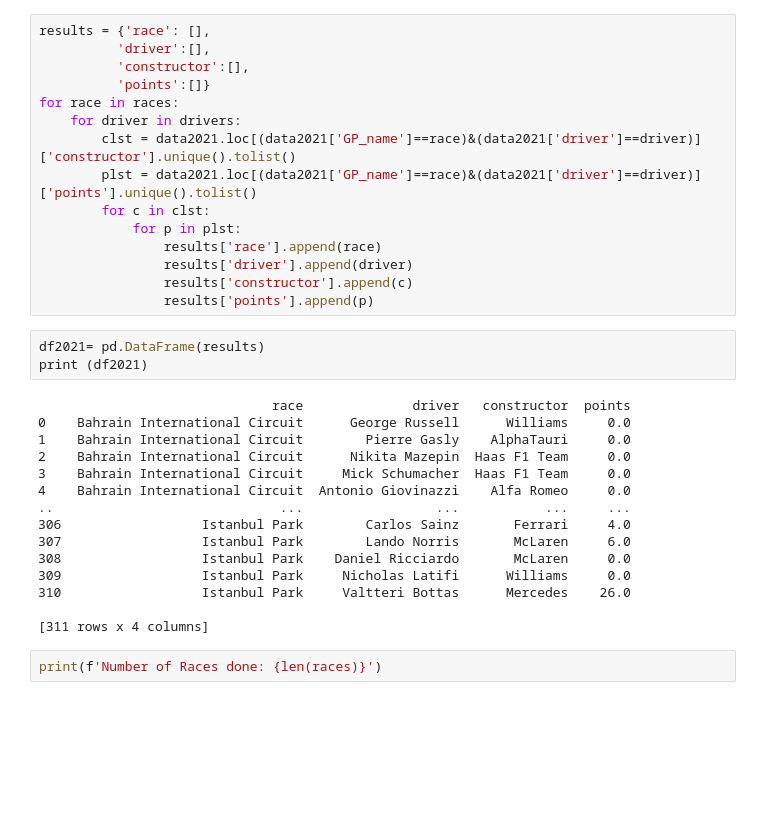
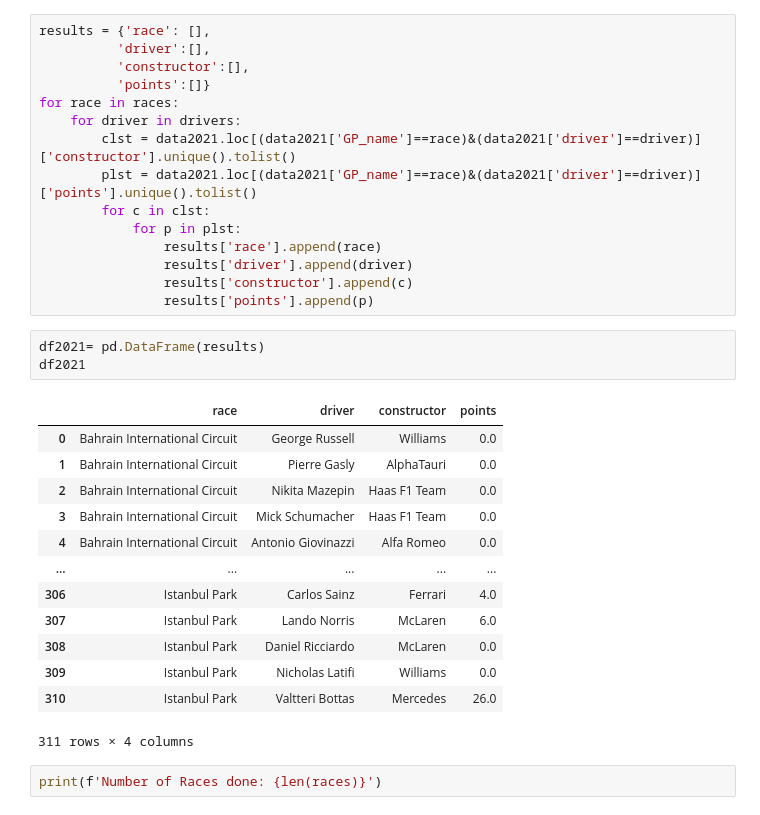
Before and after one commit to jGalanDS/redbull_espa, a Jupyter notebook: 05.ML_Model_Serving.ipynb, the cells around one changed output. Saved outputs shown, nothing was run; the diff lists cells and outputs as text; blank space fills up the shorter version.

```diff
--- a/05.ML_Model_Serving.ipynb
+++ b/05.ML_Model_Serving.ipynb
@@ -157,22 +157,21 @@ for race in races:
                 results['points'].append(p)
 # %%
 df2021= pd.DataFrame(results)
-print (df2021)
+df2021
 # %% [output]
+|  | race | driver | constructor | points |
+| 0 | Bahrain International Circuit | George Russell | Williams | 0.0 |
+| 1 | Bahrain International Circuit | Pierre Gasly | AlphaTauri | 0.0 |
+| 2 | Bahrain International Circuit | Nikita Mazepin | Haas F1 Team | 0.0 |
+| 3 | Bahrain International Circuit | Mick Schumacher | Haas F1 Team | 0.0 |
+| 4 | Bahrain International Circuit | Antonio Giovinazzi | Alfa Romeo | 0.0 |
+| ... | ... | ... | ... | ... |
+| 306 | Istanbul Park | Carlos Sainz | Ferrari | 4.0 |
+| 307 | Istanbul Park | Lando Norris | McLaren | 6.0 |
+| 308 | Istanbul Park | Daniel Ricciardo | McLaren | 0.0 |
+| 309 | Istanbul Park | Nicholas Latifi | Williams | 0.0 |
+| 310 | Istanbul Park | Valtteri Bottas | Mercedes | 26.0 |
-                              race              driver   constructor  points
-0    Bahrain International Circuit      George Russell      Williams     0.0
-1    Bahrain International Circuit        Pierre Gasly    AlphaTauri     0.0
-2    Bahrain International Circuit      Nikita Mazepin  Haas F1 Team     0.0
-3    Bahrain International Circuit     Mick Schumacher  Haas F1 Team     0.0
-4    Bahrain International Circuit  Antonio Giovinazzi    Alfa Romeo     0.0
-..                             ...                 ...           ...     ...
-306                  Istanbul Park        Carlos Sainz       Ferrari     4.0
-307                  Istanbul Park        Lando Norris       McLaren     6.0
-308                  Istanbul Park    Daniel Ricciardo       McLaren     0.0
-309                  Istanbul Park     Nicholas Latifi      Williams     0.0
-310                  Istanbul Park     Valtteri Bottas      Mercedes    26.0
-
-[311 rows x 4 columns]
+311 rows × 4 columns
 # %%
 print(f'Number of Races done: {len(races)}')
 # %% [output]
```
Also changed, not shown: parts of 13 cells of this notebook, 3 other files.
